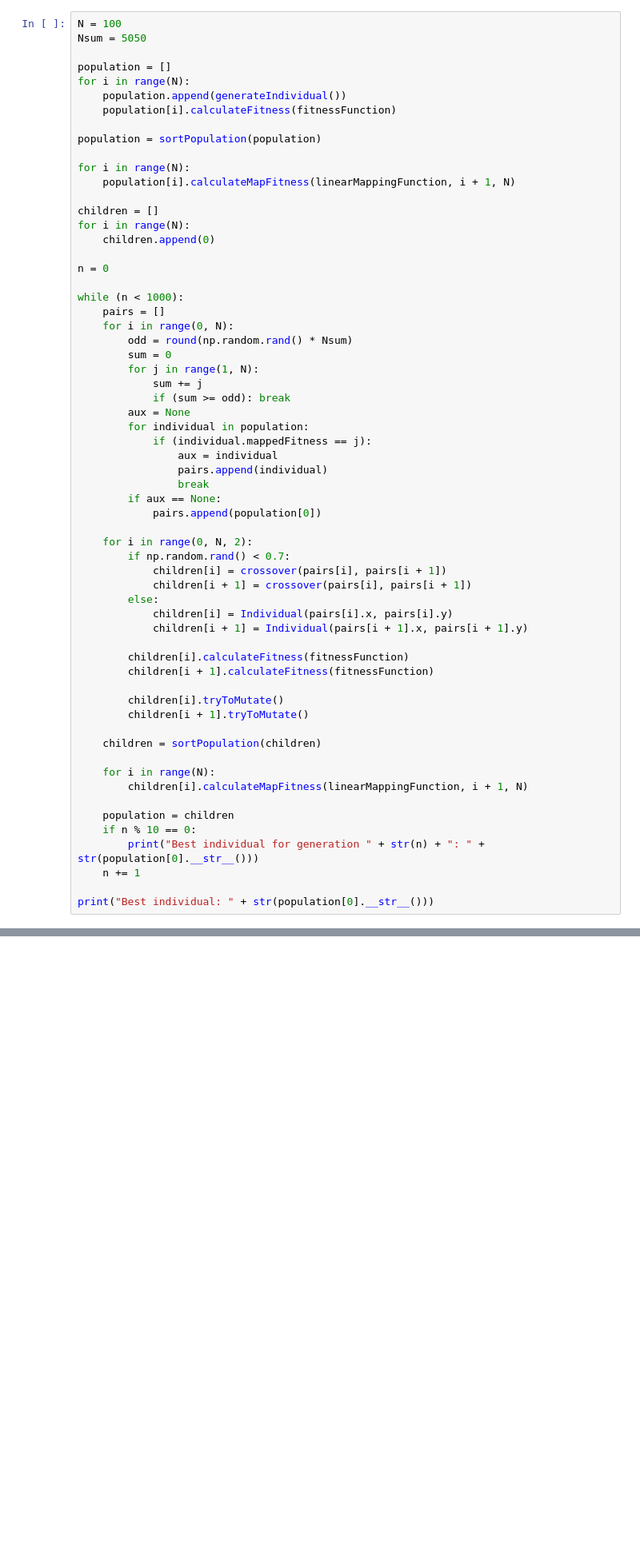
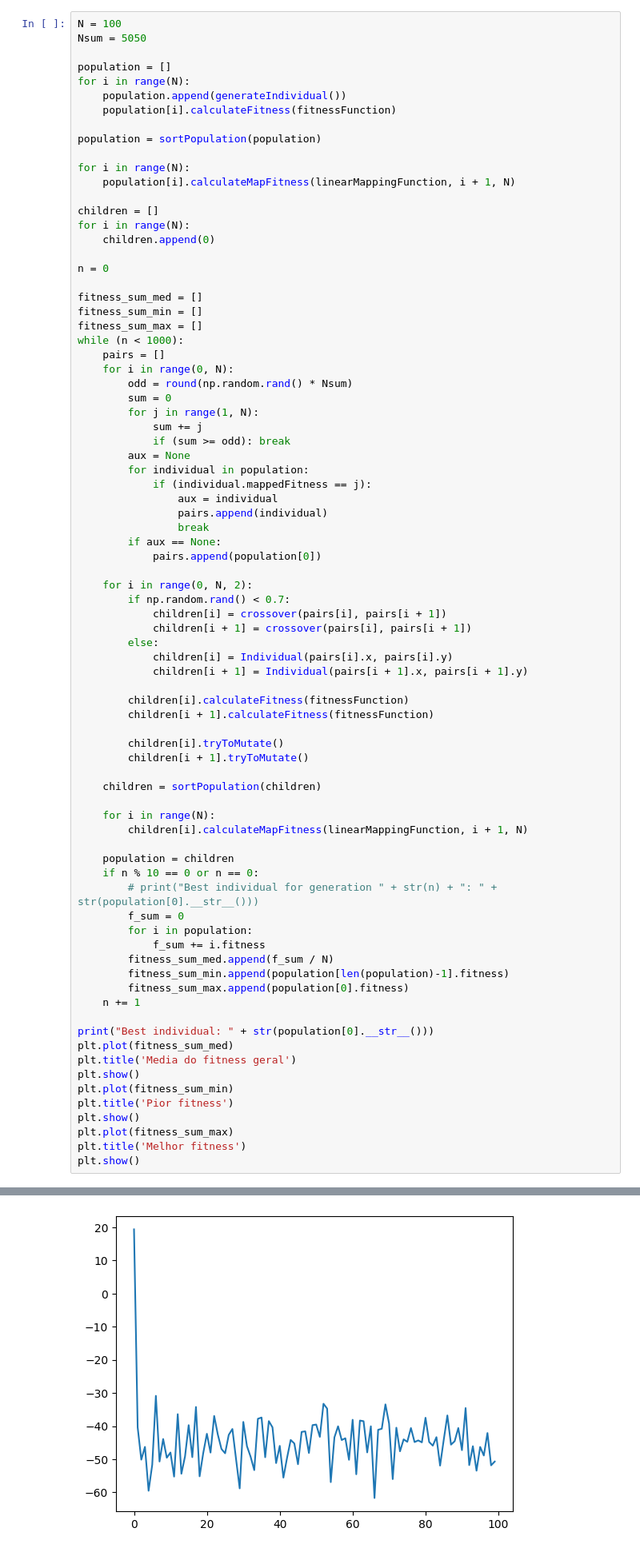
Before and after one commit to Sevzera/ia-cefet, a Jupyter notebook: atv6_algoritmo_genetico/python/AG.ipynb, the cells around one changed output, grey strips where cells are left out. Shown at 80% size. Saved outputs shown, nothing was run; the diff lists cells and outputs as text; blank space fills up the shorter version.

Commit message:
plotando graficos de fitness do AG

```diff
--- a/atv6_algoritmo_genetico/python/AG.ipynb
+++ b/atv6_algoritmo_genetico/python/AG.ipynb
@@ -55,6 +56,9 @@ for i in range(N):
 
 n = 0
 
+fitness_sum_med = []
+fitness_sum_min = []
+fitness_sum_max = []
 while (n < 1000):
 	pairs = []
 	for i in range(0, N):
@@ -92,8 +96,24 @@ while (n < 1000):
 		children[i].calculateMapFitness(linearMappingFunction, i + 1, N)
 
 	population = children
-	if n % 10 == 0:
-		print("Best individual for generation " + str(n) + ": " + str(population[0].__str__()))
+	if n % 10 == 0 or n == 0:
+		# print("Best individual for generation " + str(n) + ": " + str(population[0].__str__()))
+		f_sum = 0
+		for i in population:
+			f_sum += i.fitness
+		fitness_sum_med.append(f_sum / N)
+		fitness_sum_min.append(population[len(population)-1].fitness)
+		fitness_sum_max.append(population[0].fitness)
 	n += 1
 
 print("Best individual: " + str(population[0].__str__()))
+plt.plot(fitness_sum_med)
+plt.title('Media do fitness geral')
+plt.show()
+plt.plot(fitness_sum_min)
+plt.title('Pior fitness')
+plt.show()
+plt.plot(fitness_sum_max)
+plt.title('Melhor fitness')
+plt.show()
+# %% [output]
@@ -99,0 +121 @@ print("Best individual: " + str(population[0].__str__()))
+[figure, added]
```
Also changed, not shown: parts of 2 cells of this notebook, 1 other file.
